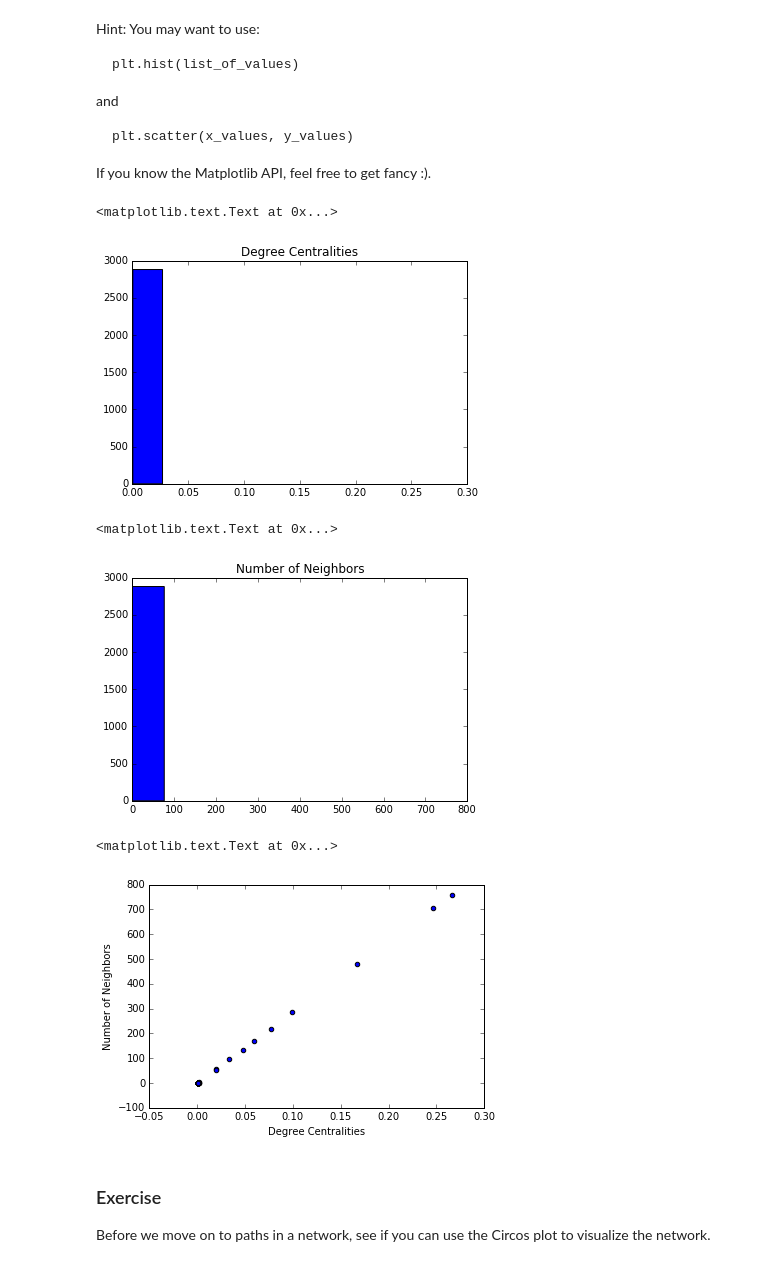
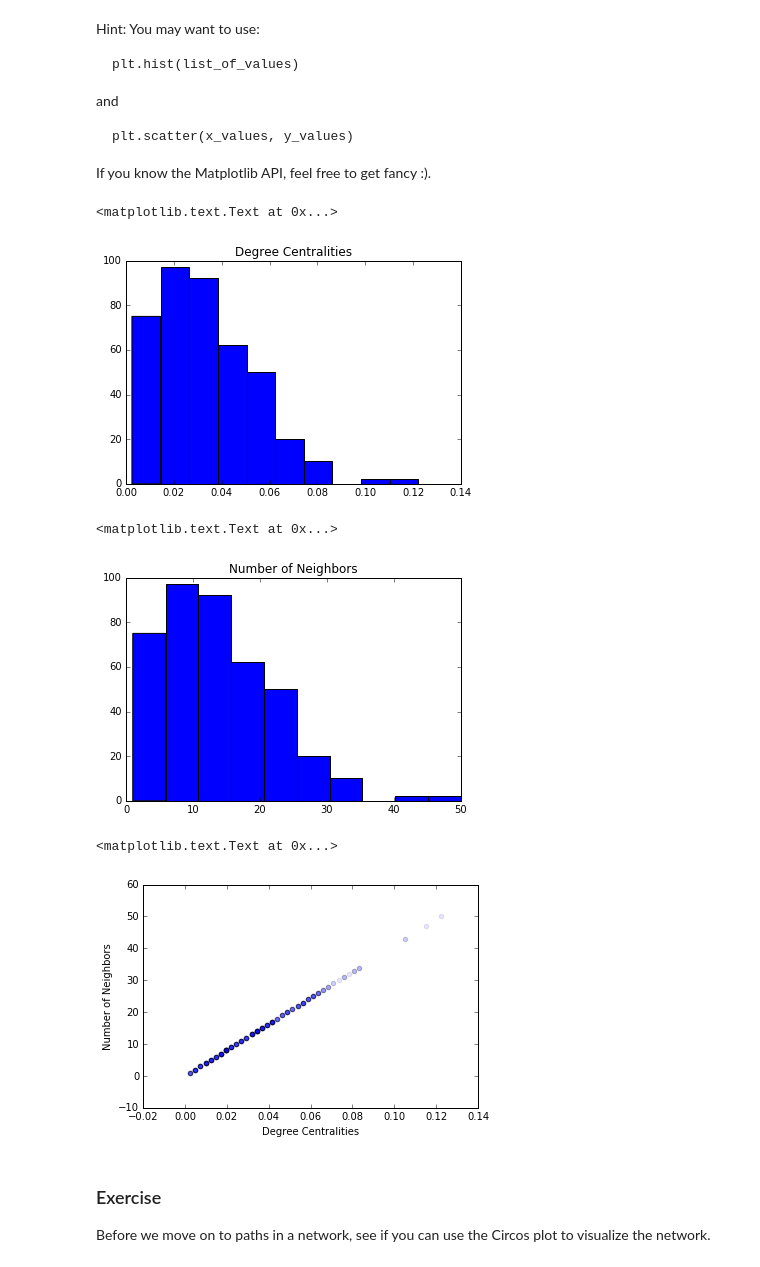
Before and after one commit to ericmjl/Network-Analysis-Made-Simple, a Jupyter notebook: 3. Hubs and Paths (Instructor).ipynb, the cells around one changed output. Saved outputs shown, nothing was run; the diff lists cells and outputs as text; code cells hidden in the pictures.

```diff
--- a/3. Hubs and Paths (Instructor).ipynb
+++ b/3. Hubs and Paths (Instructor).ipynb
@@ -14,6 +21,6 @@ from circos import CircosPlot
 # %%
-# Load the pickled data without the new individuals added in the previous notebook.
-G = cf.load_facebook_network()
+# Load the sociopatterns network data.
+G = cf.load_sociopatterns_network()
 # %% [markdown]
 # Hubs: How do we evaluate the importance of some individuals in a network?
 
@@ -110,26 +119,28 @@ fig = plt.figure(0)
 degree_centralities = list(nx.degree_centrality(G).values())
 # degree_centralities = [v for k, v in nx.degree_centrality(G).items()]
 plt.hist(degree_centralities)
+# plt.yscale('log')
 plt.title('Degree Centralities')
 # %% [output]
 <matplotlib.text.Text at 0x...>
-[figure, old version]
+[figure, new version]
 # %%
 fig = plt.figure(1)
 neighbors = [len(G.neighbors(node)) for node in G.nodes()]
 plt.hist(neighbors)
+# plt.yscale('log')
 plt.title('Number of Neighbors')
 # %% [output]
 <matplotlib.text.Text at 0x...>
-[figure, old version]
+[figure, new version]
 # %%
 fig = plt.figure(2)
-plt.scatter(degree_centralities, neighbors)
+plt.scatter(degree_centralities, neighbors, alpha=0.1)
 plt.xlabel('Degree Centralities')
 plt.ylabel('Number of Neighbors')
 # %% [output]
 <matplotlib.text.Text at 0x...>
-[figure, old version]
+[figure, new version]
 # %% [markdown]
 ### Exercise
 
```
Also changed, not shown: parts of 30 cells of this notebook, 9 other files.
